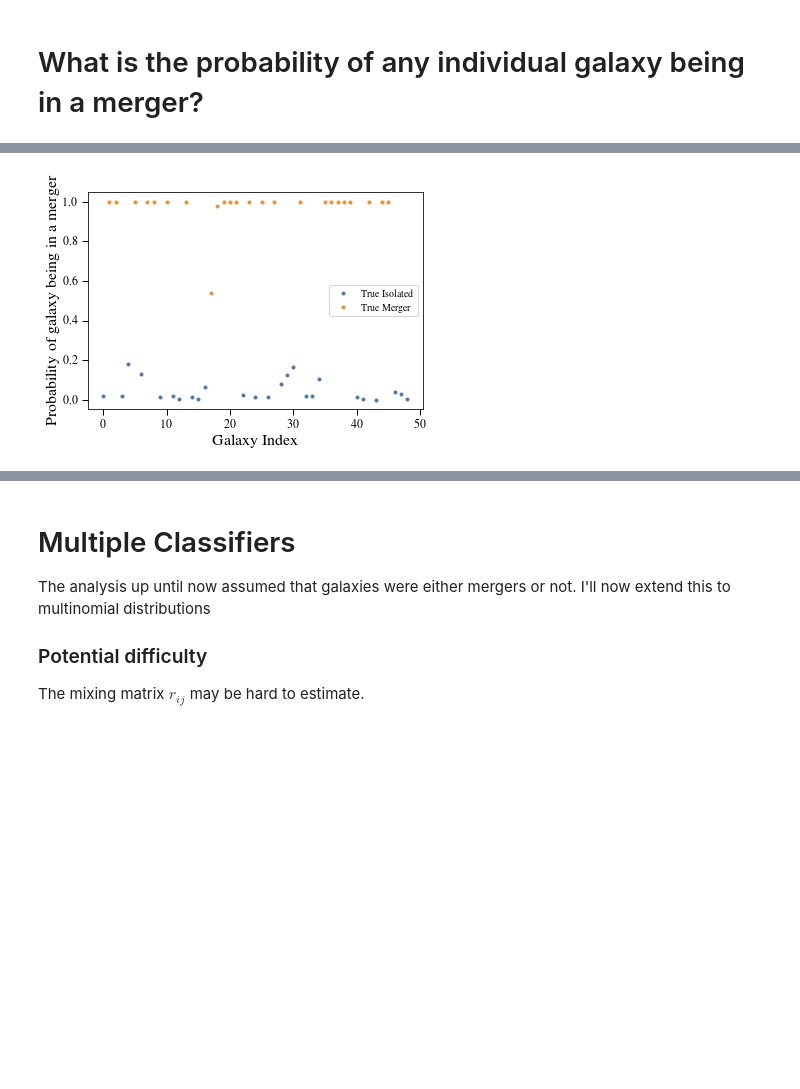
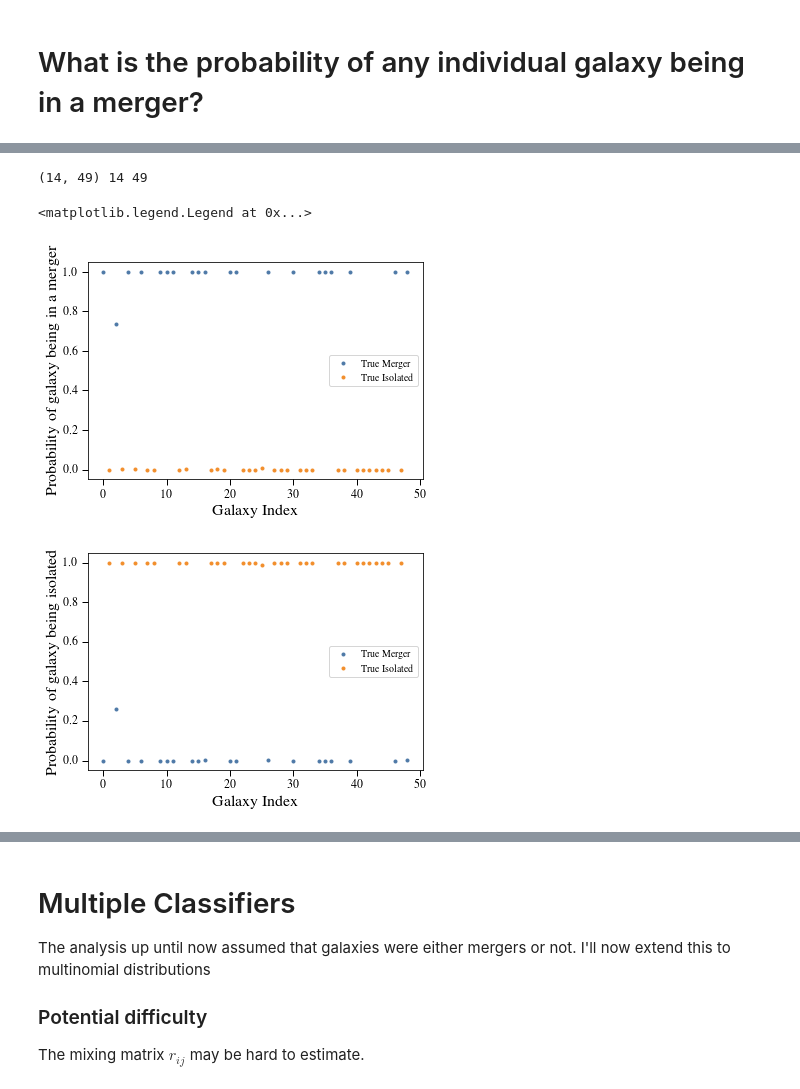
Before and after one commit to dncnwtts/merger_classification, a Jupyter notebook: simulated_analysis.ipynb, the cells around one changed output, grey strips where cells are left out. Drawn from its saved outputs; the diff is of its cells as text; code cells hidden in the pictures; blank space fills up the shorter version.

```diff
--- a/simulated_analysis.ipynb
+++ b/simulated_analysis.ipynb
@@ -25,6 +25,8 @@ f_M_sample = true_gals.sum()/N
 n = 14
 np.random.seed(0)
 # Classifier accuracy at identifying mergers
-r_Ms = np.random.uniform(low=0.5, high=0.8, size=n)
+r_Ms = np.random.uniform(low=0.7, high=0.95, size=n)
 # Classifier accuracy at identifying isolated galaxies
-r_Is = np.random.uniform(low=0.6, high=0.9, size=n)
+r_Is = np.random.uniform(low=0.6, high=0.85, size=n)
+
+print(r_Ms.mean(), r_Is.mean())
@@ -222,11 +235,12 @@ plt.xlim((N_M.mean()-2*N_M.std())/N, (N_M.mean()+2*N_M.std())/N)
 # What is the probability of any individual galaxy being in a merger?
 # %%
 # Actual state of galaxy
-ind = 0
+ind = 2
 G = true_gals[ind]
 # Vector of guesses
 Ghat = m[:,ind]
-print(Ghat.shape)
+print(G)
+print(Ghat)
 
 # We will assume a prior of the true input value.
 P_G = np.zeros(n)
@@ -301,26 +316,38 @@ print(G)
 # %%
-logP_M = np.ones(N)*f_M
-logP_I = np.ones(N)*(1-f_M)
-
+f_M = 0.5
+logP_M = np.ones(N)*np.log(f_M)   # P(d | M)
+logP_I = np.ones(N)*np.log(1-f_M) # P(d | I)
+dens = np.zeros(N)
+print(m.shape, n, N)
 for ind in range(N):
-    den = 0
     for i in range(n):
         if m[i,ind] == 0:
-            logP_M[ind] += (1-r_Is[i])
-            logP_I[ind] += r_Is[i]
+            logP_M[ind] += np.log((1-r_Ms[i]))
+            logP_I[ind] += np.log(r_Is[i])
         else:
-            logP_M[ind] += r_Ms[i]
-            logP_I[ind] += (1-r_Ms[i])
-        den += f_M*r_Ms[i] + (1-f_M)*(1-r_Is[i])
-    norm = max(logP_M[ind].max(), logP_I[ind].max())
-    logP_M[ind] -= norm
-    logP_I[ind] -= norm
+            logP_M[ind] += np.log(r_Ms[i])
+            logP_I[ind] += np.log((1-r_Is[i]))
+    #logP_M[ind] -= norm
+    #logP_I[ind] -= norm
 P_M = np.exp(logP_M)
+P_I = np.exp(logP_I)
+P_M, P_I  = f_M*P_M/(f_M*P_M + (1-f_M)*P_I), (1-f_M)*P_I/(f_M*P_M + (1-f_M)*P_I)
+plt.plot(gal_inds[true_gals==1], P_M[true_gals==1], '.', label='True Merger')
 plt.plot(gal_inds[true_gals==0], P_M[true_gals==0], '.', label='True Isolated')
-plt.plot(gal_inds[true_gals==1], P_M[true_gals==1], '.', label='True Merger')
 plt.xlabel('Galaxy Index')
 plt.ylabel('Probability of galaxy being in a merger')
 plt.legend(loc='best')
 plt.savefig('simulated_prob.png', bbox_inches='tight')
+
+
+plt.figure()
+plt.plot(gal_inds[true_gals==1], P_I[true_gals==1], '.', label='True Merger')
+plt.plot(gal_inds[true_gals==0], P_I[true_gals==0], '.', label='True Isolated')
+plt.xlabel('Galaxy Index')
+plt.ylabel('Probability of galaxy being isolated')
+plt.legend(loc='best')
 # %% [output]
+(14, 49) 14 49
+<matplotlib.legend.Legend at 0x...>
-[figure, old version]
+[figure, new version]
+[figure, added]
```
Also changed, not shown: parts of 17 cells of this notebook, 4 other files.
